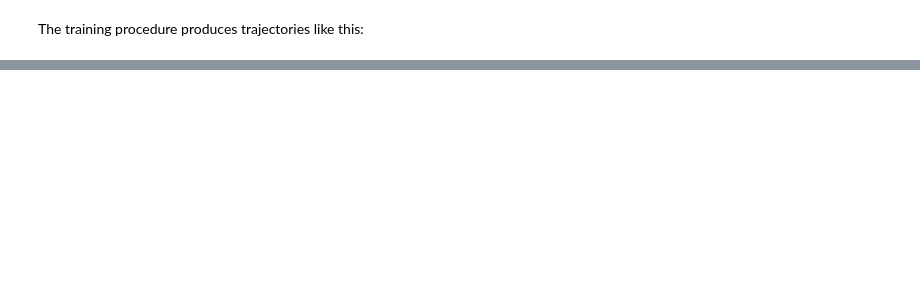
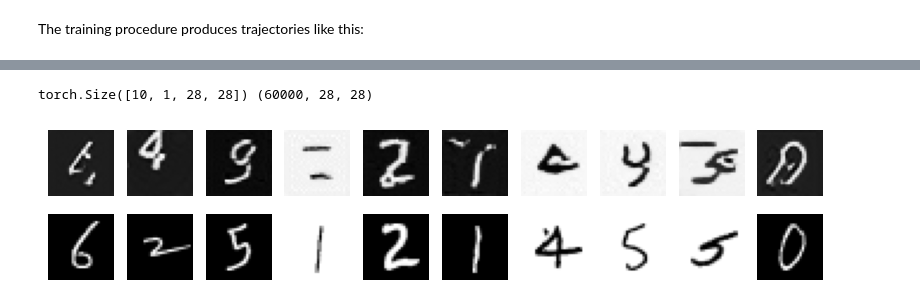
Before and after one commit to giosueio/cs274e, a Jupyter notebook: notebooks/demo_ot_coupling.ipynb, the cells around one changed output, grey strips where cells are left out. Drawn from its saved outputs; the diff is of its cells as text; code cells hidden in the pictures; blank space fills up the shorter version.

```diff
--- a/notebooks/demo_ot_coupling.ipynb
+++ b/notebooks/demo_ot_coupling.ipynb
@@ -469,0 +260,27 @@ plt.show()
+# %%
+# Nearest neighbor for generated images on training set to ensure no memorization
+from sklearn.neighbors import NearestNeighbors
+
+def get_nearest_neighbors(x, x_train, n_neighbors=5):
+    print(x.shape, x_train.shape)
+    x = x.reshape(x.shape[0], -1)
+    x_train = x_train.reshape(x_train.shape[0], -1)
+    nbrs = NearestNeighbors(n_neighbors=n_neighbors, algorithm='ball_tree').fit(x_train)
+    distances, indices = nbrs.kneighbors(x)
+    return indices
+
+gen_samples = out[-1].detach().cpu()
+mnist_train = torch.cat(combined_dataloader.dataset.dataset1)
+
+x0_closest = get_nearest_neighbors(gen_samples, mnist_train.numpy(), n_neighbors=1)
+# %% [output]
+torch.Size([10, 1, 28, 28]) (60000, 28, 28)
+# %%
+fig, axs = plt.subplots(2, 10, figsize=(n_examples, 2))
+for i in range(n_examples):
+    axs[0, i].imshow(gen_samples[i].squeeze().detach().numpy(), cmap='gray')
+    axs[0, i].axis('off')
+    axs[1, i].imshow(mnist_train[x0_closest[i][0]].squeeze().detach().numpy(), cmap='gray')
+    axs[1, i].axis('off')
+# %% [output]
+[figure, added]
```
Also changed, not shown: parts of 25 cells of this notebook, 36 other files.
